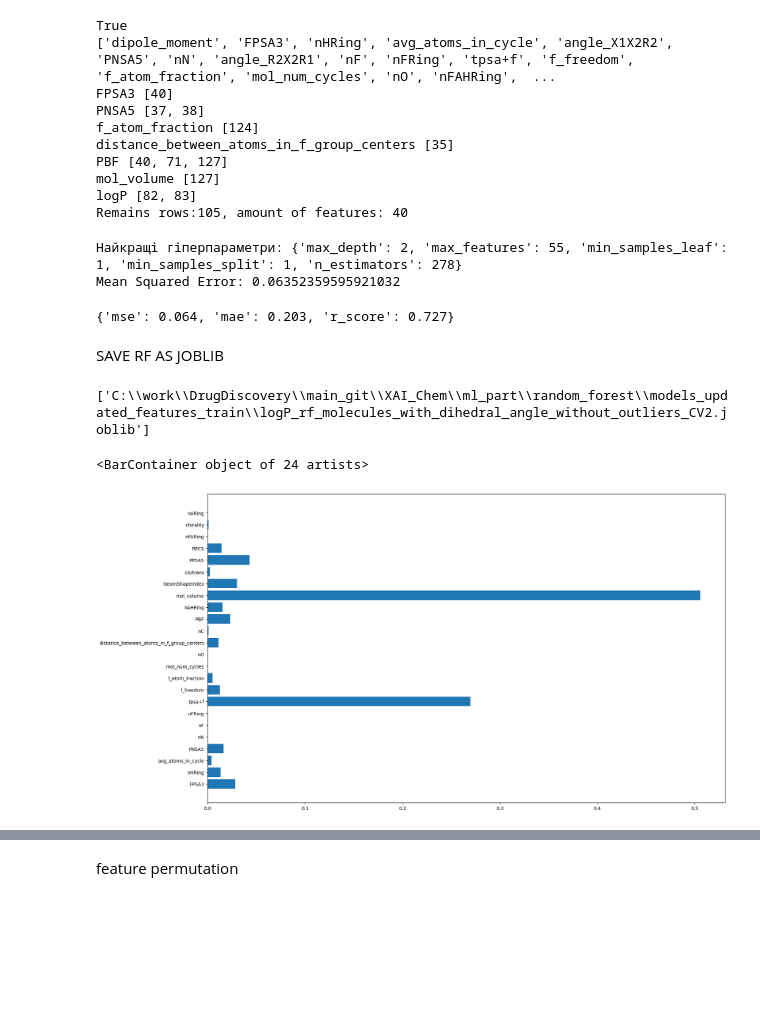
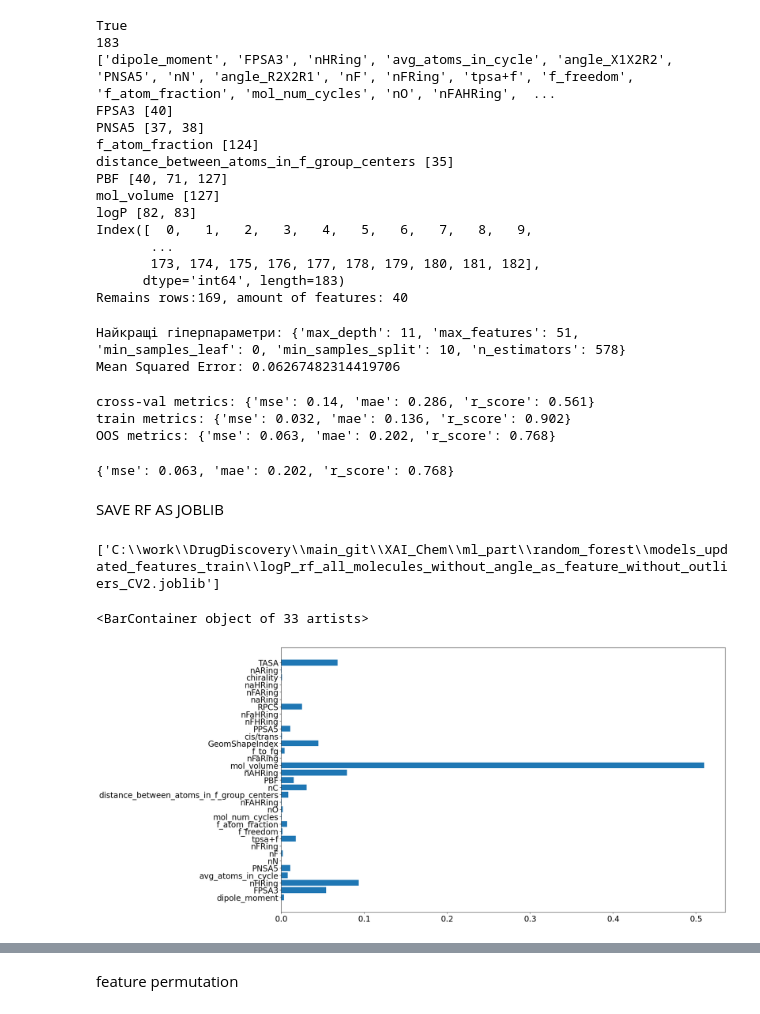
Before and after one commit to blackthorn-ai/XAI_Chem, a Jupyter notebook: ml_part/random_forest/models_updated_features_train/logP_training.ipynb, the cells around one changed output, grey strips where cells are left out. Drawn from its saved outputs; the diff is of its cells as text; code cells hidden in the pictures; blank space fills up the shorter version.

Commit message:
additional training with RF and h2o

```diff
--- a/ml_part/random_forest/models_updated_features_train/logP_training.ipynb
+++ b/ml_part/random_forest/models_updated_features_train/logP_training.ipynb
@@ -32,18 +66,17 @@ smiles_filepath = r'C:\work\DrugDiscovery\main_git\XAI_Chem\data\updated_feature
 
 dataPreparation = DataPreparation(CSV_PATH)
 
-outliers_features_to_skip = ['TASA', 'f_to_fg', 'naHRing', 'naRing', 'nFaHRing', 'nFHRing',
-                             'nFaRing', 'nFAHRing', 'dipole_moment']
+outliers_features_to_skip = ['dipole_moment']
 
 X, y = dataPreparation.prepare_data_for_RF(is_pKa=False,
                                            use_mandatory_features=True,
                                            is_remove_outliers=True,
-                                           is_remove_nan=True,
+                                           is_remove_nan=False,
                                            outliers_features_to_skip=outliers_features_to_skip)
 
 features_to_drop = []
 for feature_name in X.columns:
-    if "angle" in feature_name.lower() or feature_name in outliers_features_to_skip:
+    if "angle" in feature_name.lower():
         features_to_drop.append(feature_name)
 
 X = X.drop(features_to_drop, axis=1)
@@ -55,6 +88,7 @@ rf_train = RFTrain(X=X,
                    k_folds=2)
 # %% [output]
 True
+183
 ['dipole_moment', 'FPSA3', 'nHRing', 'avg_atoms_in_cycle', 'angle_X1X2R2', 'PNSA5', 'nN', 'angle_R2X2R1', 'nF', 'nFRing', 'tpsa+f', 'f_freedom', 'f_atom_fraction', 'mol_num_cycles', 'nO', 'nFAHRing',  ...
 FPSA3 [40]
 PNSA5 [37, 38]
@@ -63,7 +97,11 @@ distance_between_atoms_in_f_group_centers [35]
 PBF [40, 71, 127]
 mol_volume [127]
 logP [82, 83]
-Remains rows:105, amount of features: 40
+Index([  0,   1,   2,   3,   4,   5,   6,   7,   8,   9,
+       ...
+       173, 174, 175, 176, 177, 178, 179, 180, 181, 182],
+      dtype='int64', length=183)
+Remains rows:169, amount of features: 40
 # %%
 best_hyperparams = rf_train.find_best_params_with_hyperopt()
 
@@ -75,8 +113,28 @@ model = rf_train.train(max_depth=best_hyperparams['max_depth'],
                        min_samples_split=best_hyperparams['min_samples_split'],
                        n_estimators=best_hyperparams['n_estimators'])
 # %% [output]
-Найкращі гіперпараметри: {'max_depth': 2, 'max_features': 55, 'min_samples_leaf': 1, 'min_samples_split': 1, 'n_estimators': 278}
-Mean Squared Error: 0.06352359595921032
+Найкращі гіперпараметри: {'max_depth': 11, 'max_features': 51, 'min_samples_leaf': 0, 'min_samples_split': 10, 'n_estimators': 578}
+Mean Squared Error: 0.06267482314419706
+# %%
+y_test = rf_train.y_test
+X_test = rf_train.X_test
+
+y_pred_test = model.predict(X_test)
+
+y_train = rf_train.y_train
+X_train = rf_train.X_train
+print("cross-val metrics:", calculate_crossval_metrics(X_train, y_train, model))
+X_train = X_train.drop(['fold_id'], axis=1)
+
+
+y_pred_train = model.predict(X_train)
+
+print("train metrics:", calculate_metrics(y_train, y_pred_train))
+print("OOS metrics:", calculate_metrics(y_test, y_pred_test))
+# %% [output]
+cross-val metrics: {'mse': 0.14, 'mae': 0.286, 'r_score': 0.561}
+train metrics: {'mse': 0.032, 'mae': 0.136, 'r_score': 0.902}
+OOS metrics: {'mse': 0.063, 'mae': 0.202, 'r_score': 0.768}
 # %%
 y_test = rf_train.y_test
 X_test = rf_train.X_test
@@ -84,24 +142,25 @@ y_pred = model.predict(X_test)
 
 calculate_metrics(y_test, y_pred)
 # %% [output]
-{'mse': 0.064, 'mae': 0.203, 'r_score': 0.727}
+{'mse': 0.063, 'mae': 0.202, 'r_score': 0.768}
 # %% [markdown]
 SAVE RF AS JOBLIB
 # %%
 import joblib
 
-save_path_for_rf = r'C:\work\DrugDiscovery\main_git\XAI_Chem\ml_part\random_forest\models_updated_features_train\logP_rf_molecules_with_dihedral_angle_without_outliers_CV2.joblib'
+save_path_for_rf = r'C:\work\DrugDiscovery\main_git\XAI_Chem\ml_part\random_forest\models_updated_features_train\logP_rf_all_molecules_without_angle_as_feature_without_outliers_CV2.joblib'
 
 joblib.dump(model, save_path_for_rf)
 # %% [output]
-['C:\\work\\DrugDiscovery\\main_git\\XAI_Chem\\ml_part\\random_forest\\models_updated_features_train\\logP_rf_molecules_with_dihedral_angle_without_outliers_CV2.joblib']
+['C:\\work\\DrugDiscovery\\main_git\\XAI_Chem\\ml_part\\random_forest\\models_updated_features_train\\logP_rf_all_molecules_without_angle_as_feature_without_outliers_CV2.joblib']
 # %%
 import matplotlib.pyplot as plt
+plt.rcParams.update({'font.size': 20})
 plt.figure(figsize=(20,12))
 plt.barh(X.columns, model.feature_importances_)
 # %% [output]
-<BarContainer object of 24 artists>
+<BarContainer object of 33 artists>
-[figure, old version]
+[figure, new version]
 # %%
 sorted_idx = model.feature_importances_.argsort()
 plt.figure(figsize=(20,12))
```
Also changed, not shown: parts of 7 cells of this notebook, 18 other files.
